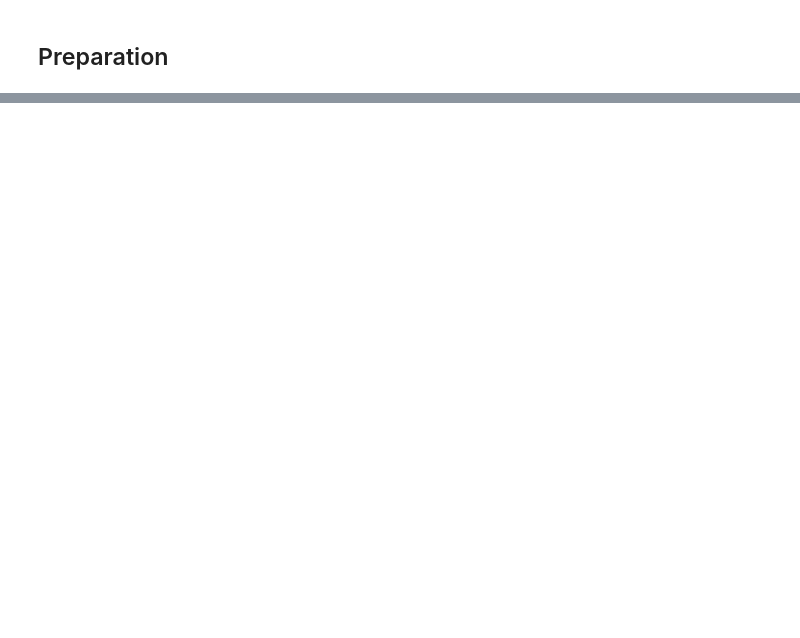
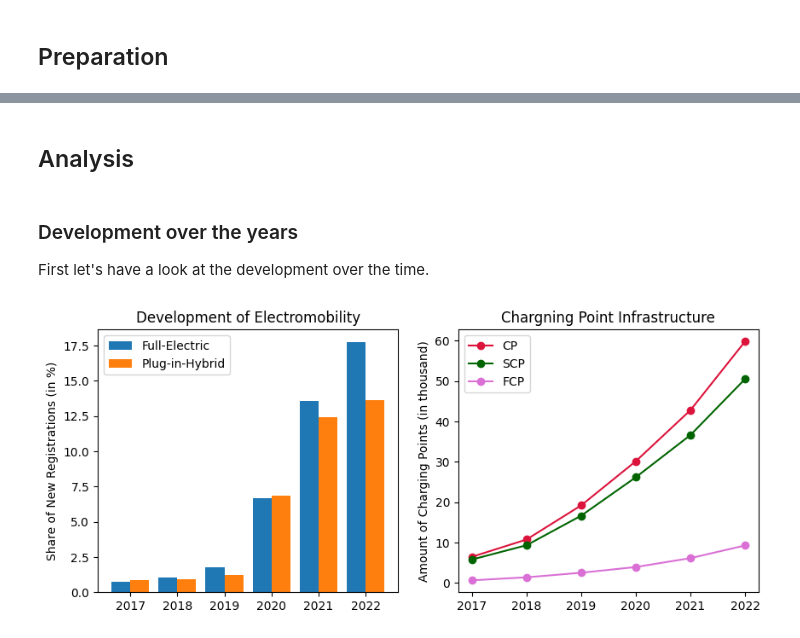
Before and after one commit to jvalue/made-template, a Jupyter notebook: project/report.ipynb, the cells around one changed output, grey strips where cells are left out. Saved outputs shown, nothing was run; the diff lists cells and outputs as text; code cells hidden in the pictures; blank space fills up the shorter version.

```diff
--- a/project/report.ipynb
+++ b/project/report.ipynb
@@ -68,0 +127,32 @@ TODO:
+# %% [markdown]
+## Analysis
+# %% [markdown]
+### Development over the years
+
+First let's have a look at the development over the time.
+# %%
+df1.sort_index(ascending=True, inplace=True)
+X = df1.index
+X_axis = np.arange(len(X))
+
+plt.figure(figsize=(10, 4))
+plt.subplot(1, 2, 1)
+plt.bar(X_axis-0.2, (df1['NR Electric']/df1['NR Overall'])*100, 0.4, label='Full-Electric')
+plt.bar(X_axis+0.2, (df1['NR Plug-in-Hybrid']/df1['NR Overall'])*100, 0.4, label='Plug-in-Hybrid')
+plt.legend()
+plt.title('Development of Electromobility')
+plt.ylabel('Share of New Registrations (in %)')
+plt.xticks(X_axis, X)
+
+plt.subplot(1, 2, 2)
+plt.plot(X_axis, df1['Amount CP']/1000, 'o-', label='CP', color="Crimson")
+plt.plot(X_axis, df1['Amount SCP']/1000, 'o-', label='SCP', color="Darkgreen")
+plt.plot(X_axis, df1['Amount FCP']/1000, 'o-', label='FCP', color="Orchid")
+plt.legend()
+plt.title('Chargning Point Infrastructure')
+plt.xticks(X_axis, X)
+plt.ylabel('Amount of Charging Points (in thousand)')
+
+plt.show()
+# %% [output]
+[figure, added]
```
Also changed, not shown: parts of 37 cells of this notebook, 4 other files.
